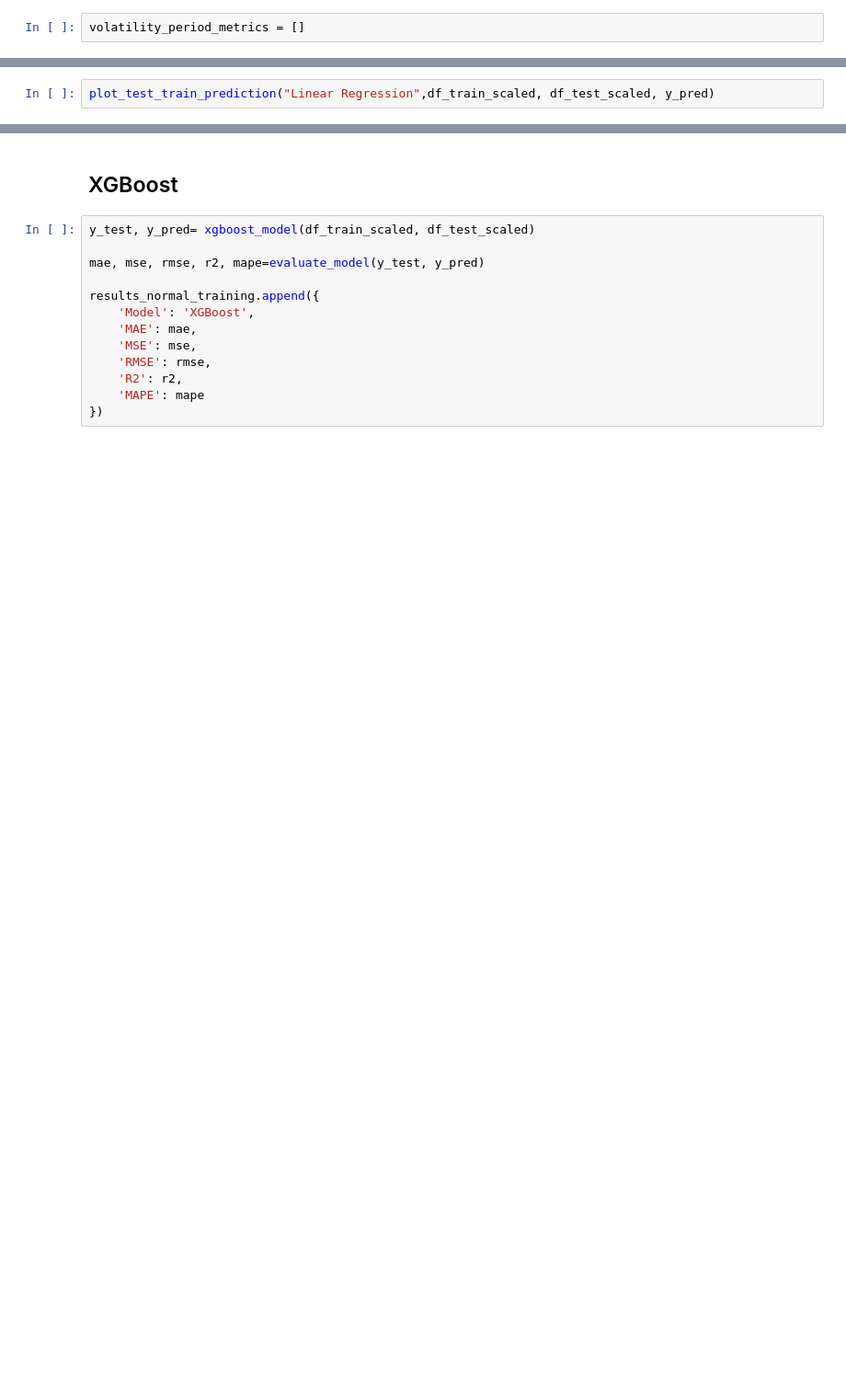
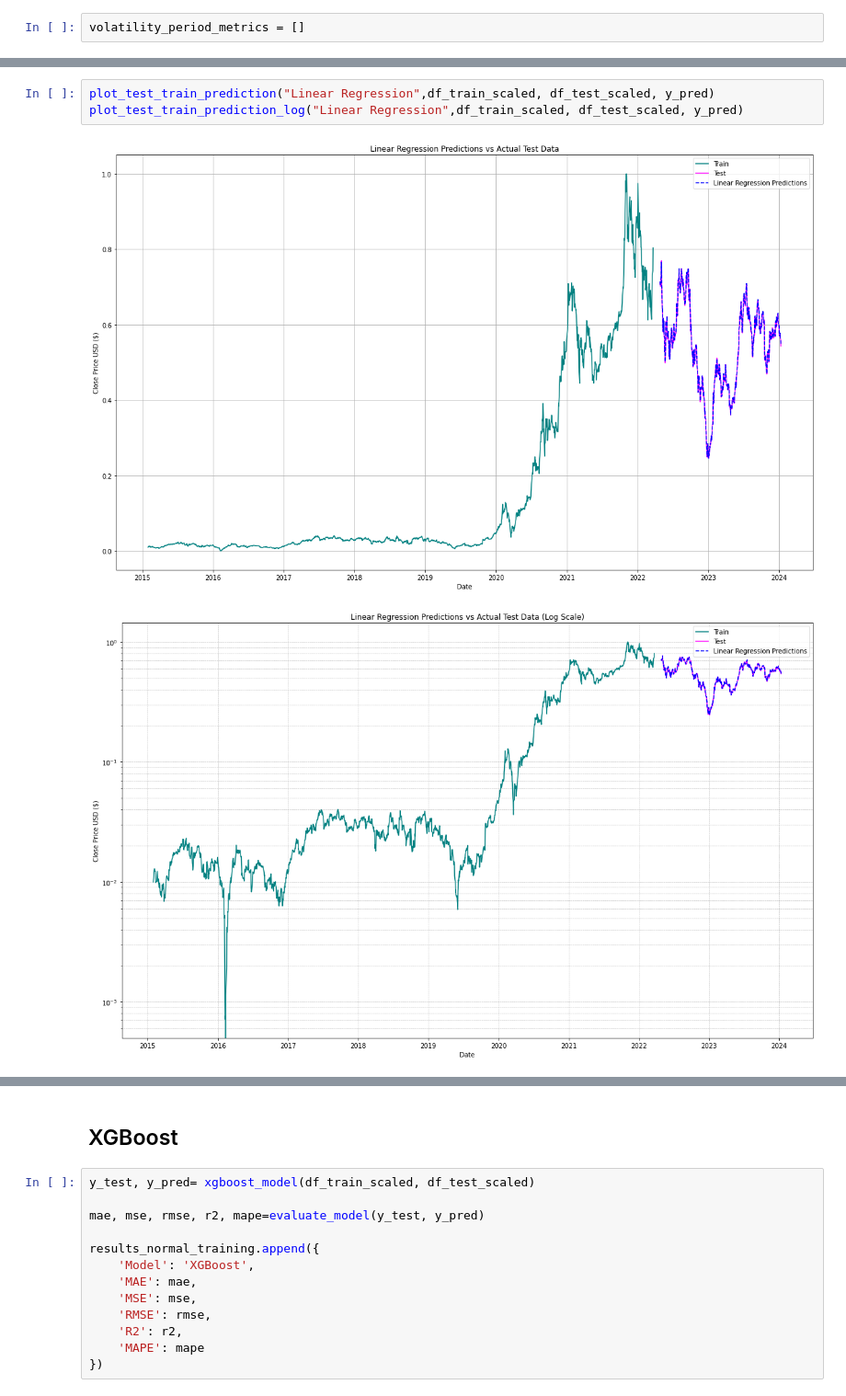
Before and after one commit to Rakib047/Tesla-Stock-Price-Forcasting-Project, a Jupyter notebook: Run.ipynb, the cells around one changed output, grey strips where cells are left out. Shown at 92% size. Cells and saved outputs as stored; diff of their text form; blank space fills up the shorter version.

```diff
--- a/Run.ipynb
+++ b/Run.ipynb
@@ -86,5 +197,9 @@ volatility_period_metrics = []
 # %%
 plot_test_train_prediction("Linear Regression",df_train_scaled, df_test_scaled, y_pred)
+plot_test_train_prediction_log("Linear Regression",df_train_scaled, df_test_scaled, y_pred)
+# %% [output]
+[figure, added]
+[figure, added]
 # %%
 mae_volatility,rmse_volatility=volatility_error_plot(df_test, df_test_scaled, y_pred)
 
```
Also changed, not shown: parts of 37 cells of this notebook, 28 other files.
